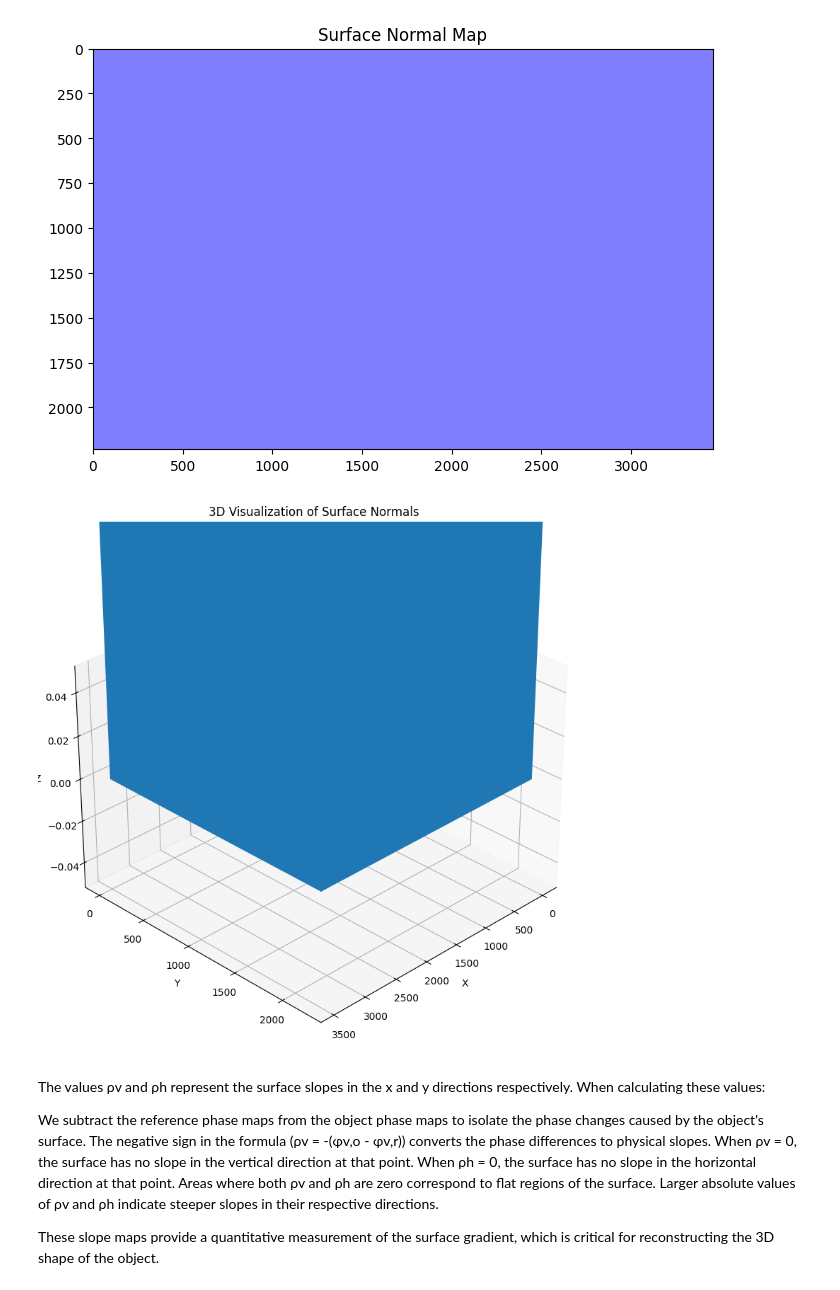
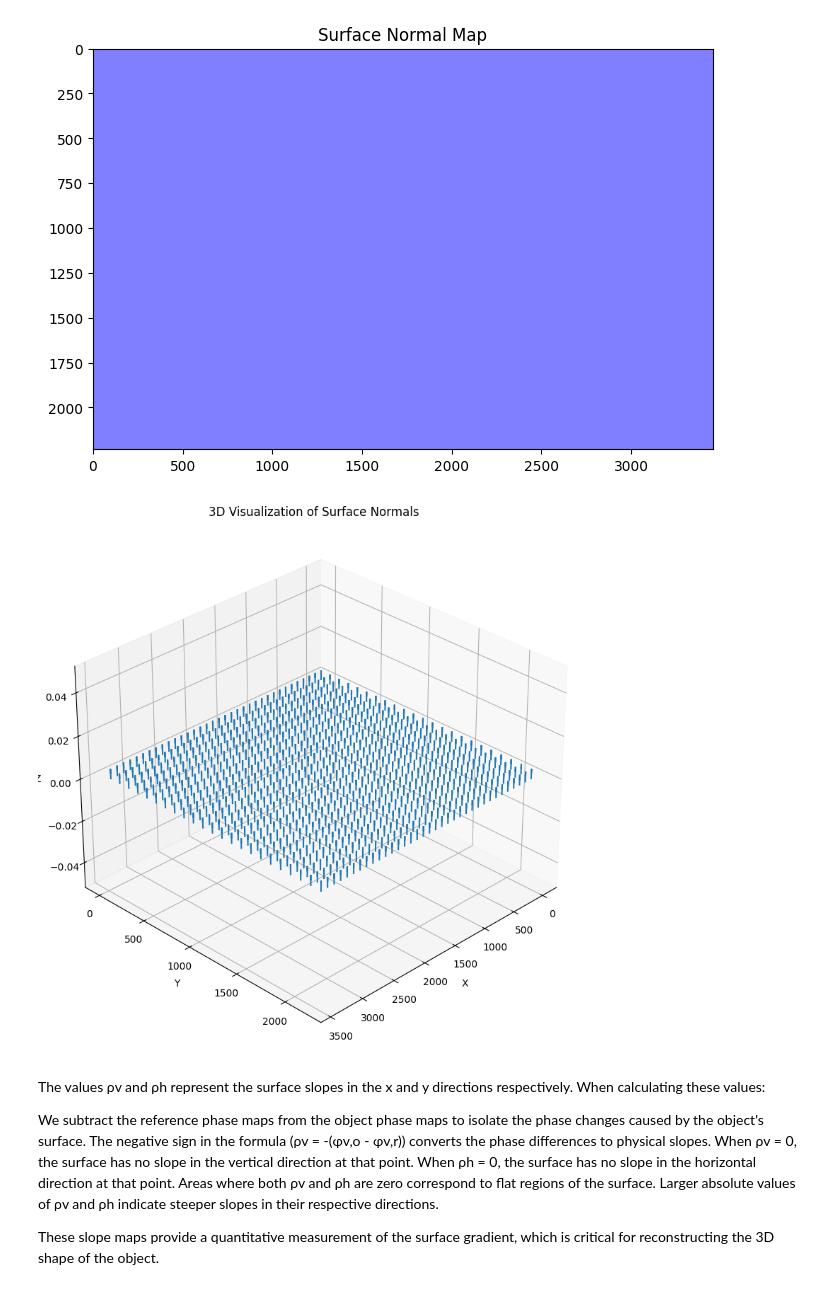
Before and after one commit to qiwen98/IntroToImagingScience, a Jupyter notebook: assignment_3/p3_normal_calculation.ipynb, the cells around one changed output. Saved outputs shown, nothing was run; the diff lists cells and outputs as text; code cells hidden in the pictures.

```diff
--- a/assignment_3/p3_normal_calculation.ipynb
+++ b/assignment_3/p3_normal_calculation.ipynb
@@ -95,37 +95,40 @@ plt.savefig('normal_map.png')
 
 ### this part need to crop !!
 # Part d: 3D visualization of surface normals
 # Create a subsampled grid for quiver plot (to avoid overcrowding)
-step = 10  # Adjust this value based on your image size
+step = 100  # Adjust this value based on your image size
 y, x = np.mgrid[0:nx.shape[0]:step, 0:nx.shape[1]:step]
 u = nx[::step, ::step]  # x-component of normal
 v = ny[::step, ::step]  # y-component of normal
 w = nz[::step, ::step]  # z-component of normal
 
 # Create a 3D plot
 fig = plt.figure(figsize=(10, 8))
 ax = fig.add_subplot(111, projection='3d')
 
-# Plot the surface normals as arrows
-ax.quiver(x, y, np.zeros_like(x), u, v, w, length=0.5, normalize=True)
+# Approach 1: Use the 'arrow_length_ratio' parameter
+ax.quiver(x, y, np.zeros_like(x), u, v, w,
+          length=0.005,
+          normalize=True,
+          arrow_length_ratio=0.5)  # Increase this value (default is 0.3)
 
 ax.set_xlabel('X')
 ax.set_ylabel('Y')
 ax.set_zlabel('Z')
 ax.set_title('3D Visualization of Surface Normals')
 
 # Adjust view for better visualization
 ax.view_init(elev=30, azim=45)
 
 plt.tight_layout()
 plt.savefig('3d_normals.png')
 
 plt.show()
 # %% [output]
 [figure]
 [figure]
 [figure]
-[figure, old version]
+[figure, new version]
 # %% [markdown]
 The values ρv and ρh represent the surface slopes in the x and y directions respectively. When calculating these values:
 
```
Also changed, not shown: 5 other files.
